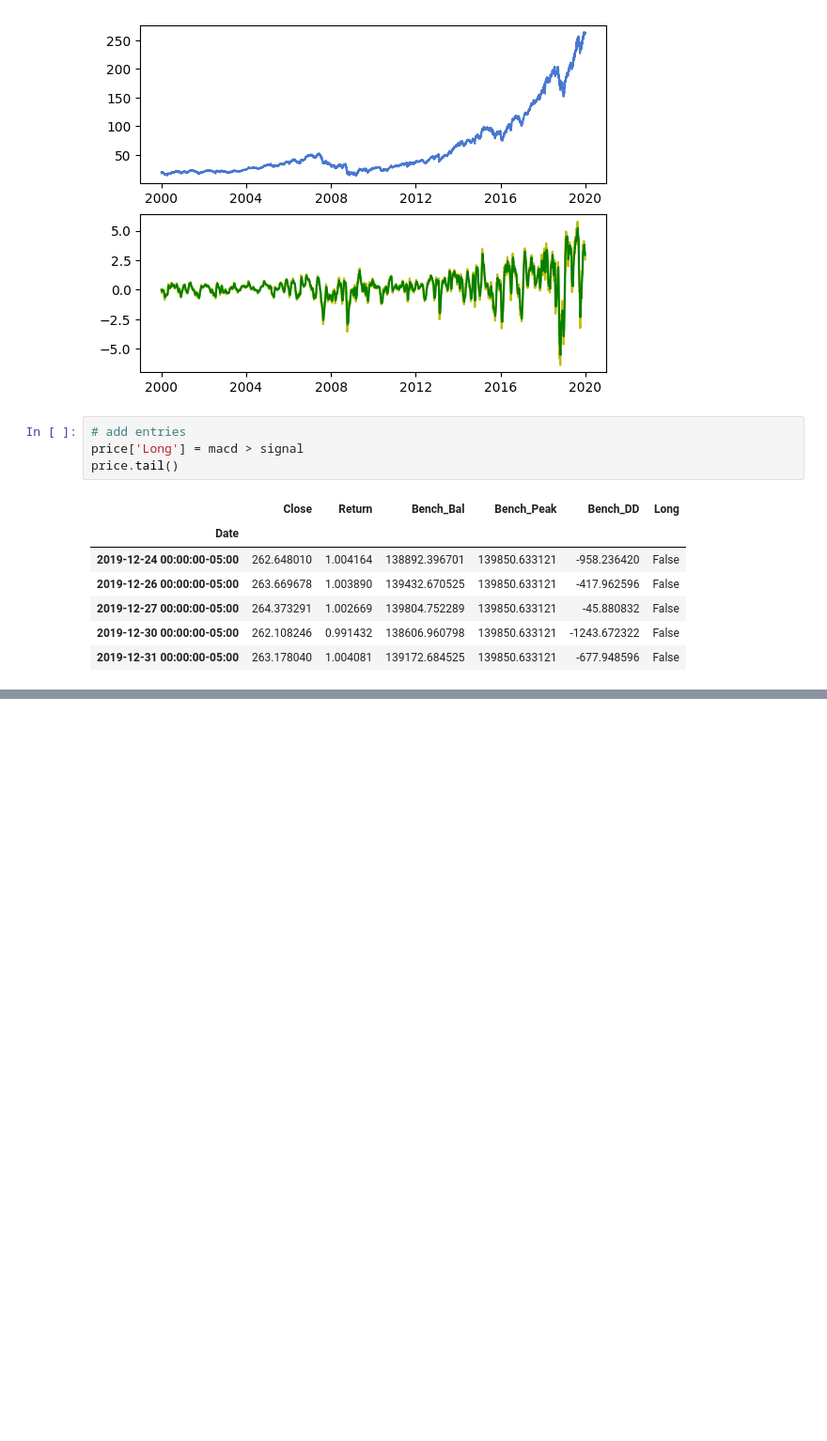
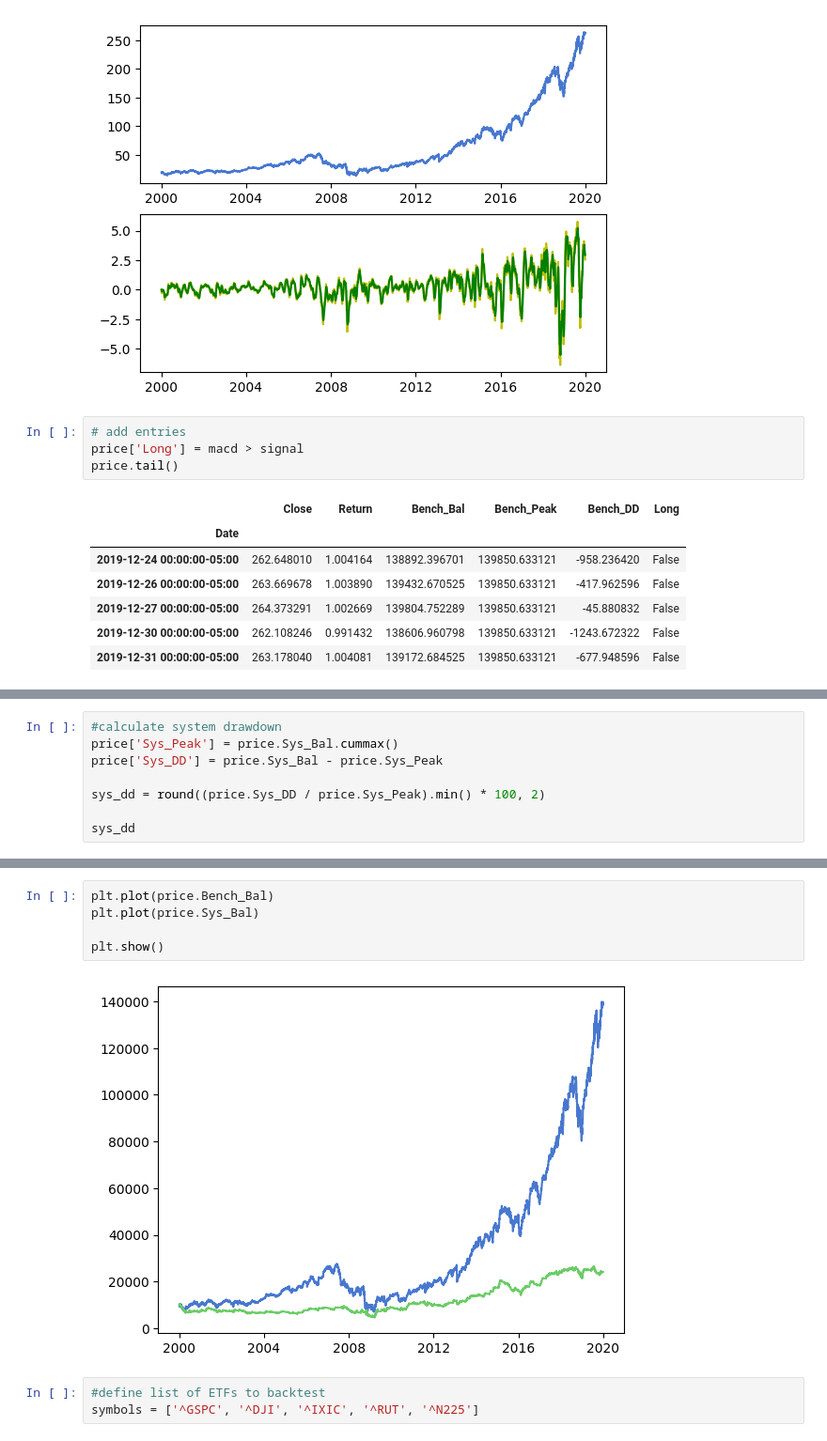
Before and after one commit to andrewchaa/trading-strategies, a Jupyter notebook: ddd-southwest/1_macd_vanilla.ipynb, the cells around one changed output, grey strips where cells are left out. Shown: that part at 94% size. Saved outputs shown, nothing was run; the diff lists cells and outputs as text; blank space fills up the shorter version.

```diff
--- a/ddd-southwest/1_macd_vanilla.ipynb
+++ b/ddd-southwest/1_macd_vanilla.ipynb
@@ -107,0 +123,8 @@ price
+# %%
+#calculate system drawdown
+price['Sys_Peak'] = price.Sys_Bal.cummax()
+price['Sys_DD'] = price.Sys_Bal - price.Sys_Peak
+
+sys_dd = round((price.Sys_DD / price.Sys_Peak).min() * 100, 2)
+
+sys_dd
@@ -107,0 +155,10 @@ price
+# %%
+plt.plot(price.Bench_Bal)
+plt.plot(price.Sys_Bal)
+
+plt.show()
+# %% [output]
+[figure, added]
+# %%
+#define list of ETFs to backtest
+symbols = ['^GSPC', '^DJI', '^IXIC', '^RUT', '^N225']
```
Also changed, not shown: parts of 5 cells of this notebook.
